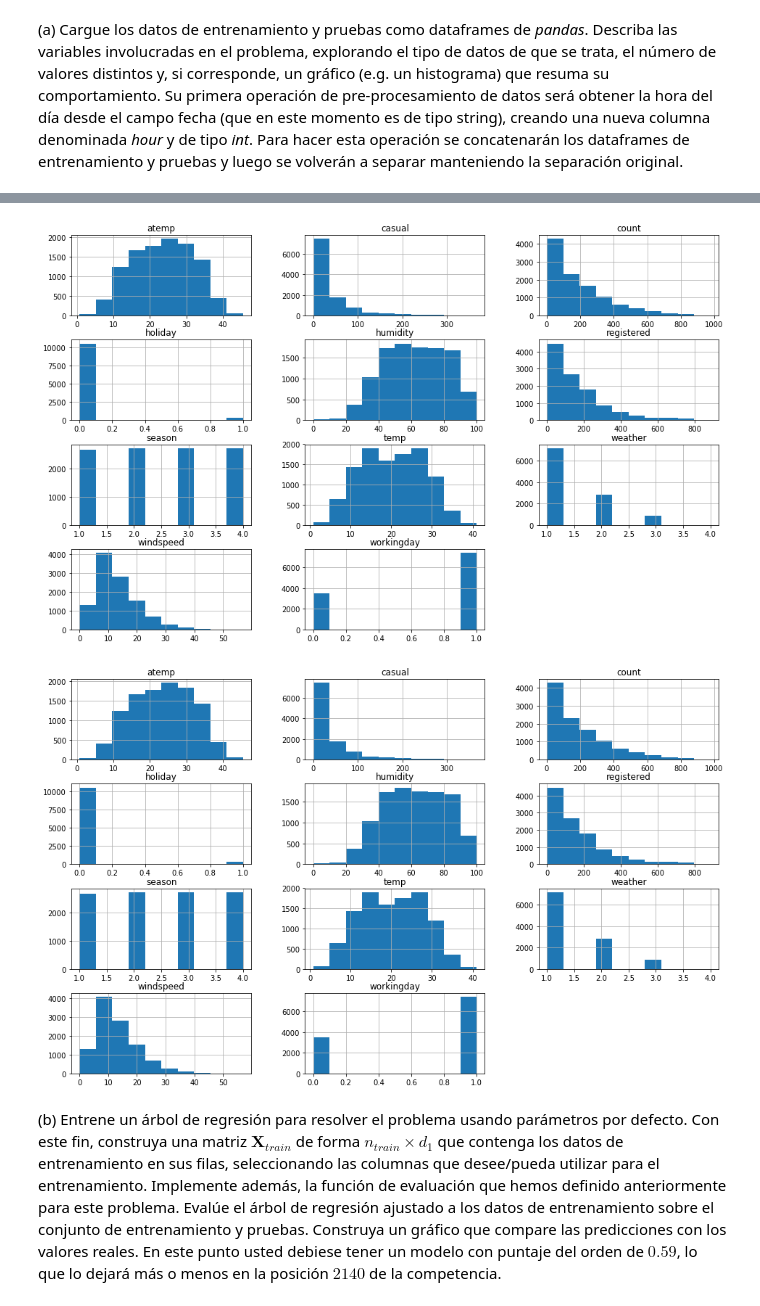
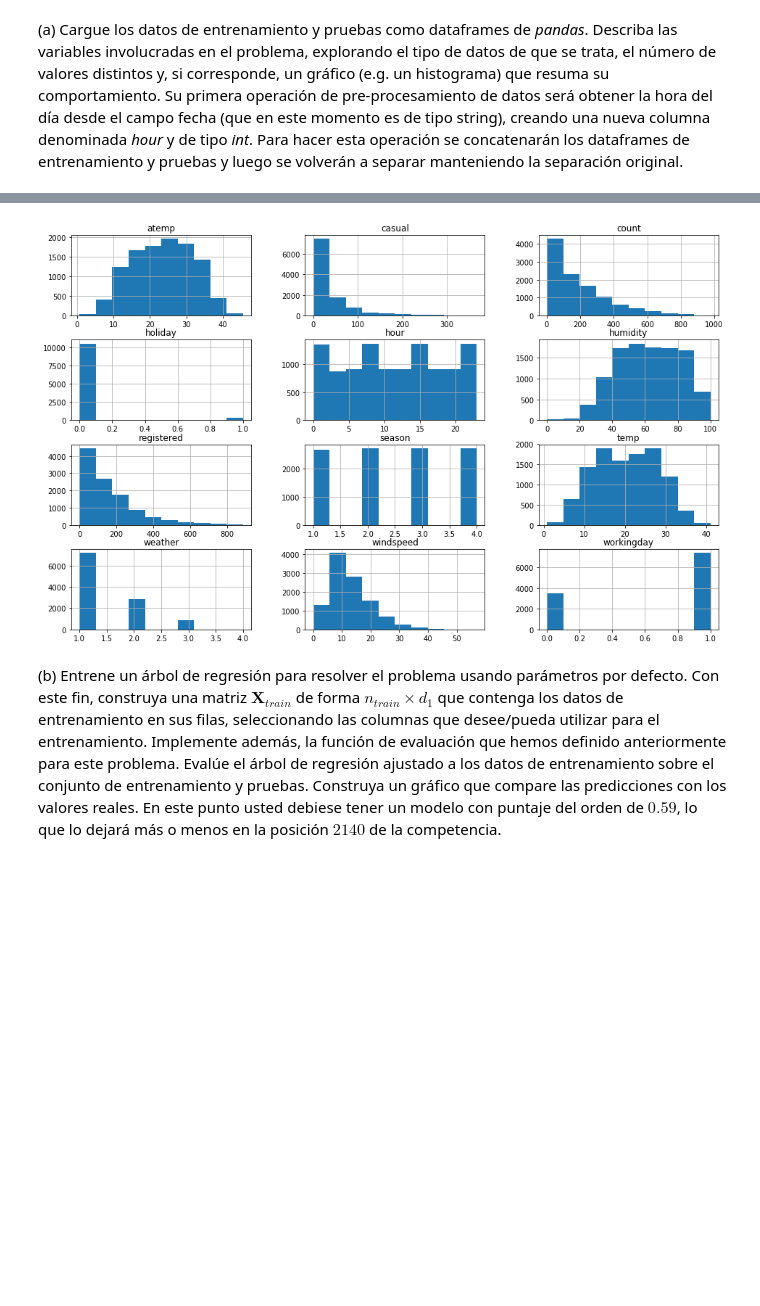
Before and after one commit to dsanmartin/INF578-HW, a Jupyter notebook: 3/Tarea3-ML.ipynb, the cells around one changed output, grey strips where cells are left out. Saved outputs shown, nothing was run; the diff lists cells and outputs as text; code cells hidden in the pictures; blank space fills up the shorter version.

```diff
--- a/3/Tarea3-ML.ipynb
+++ b/3/Tarea3-ML.ipynb
@@ -379,11 +434,10 @@ Summary - dataframe completo:
 # %%
 import matplotlib.pyplot as plt
 
-df.iloc[:,1:-1].hist(figsize=(16, 10))
+df.iloc[:,1:].hist(figsize=(16, 10))
 plt.show()
 # %% [output]
-[figure, old version]
+[figure, new version]
-[figure, removed]
 # %% [markdown]
 (b) Entrene un árbol de regresión para resolver el problema usando parámetros por defecto. Con este
 fin, construya una matriz $\textbf{X}_{train}$ de forma $n_{train} \times d_1$ que contenga los datos de entrenamiento en sus filas, seleccionando las columnas que desee/pueda utilizar para el entrenamiento. Implemente además, la función de evaluación que hemos definido anteriormente para este problema. Evalúe el árbol de regresión ajustado a los datos de entrenamiento sobre el conjunto de entrenamiento y pruebas. Construya un gráfico que compare las predicciones con los valores reales. En este punto usted debiese tener un modelo con puntaje del orden de $0.59$, lo que lo dejará más o menos en la posición $2140$ de la competencia.
```
Also changed, not shown: parts of 81 cells of this notebook.
